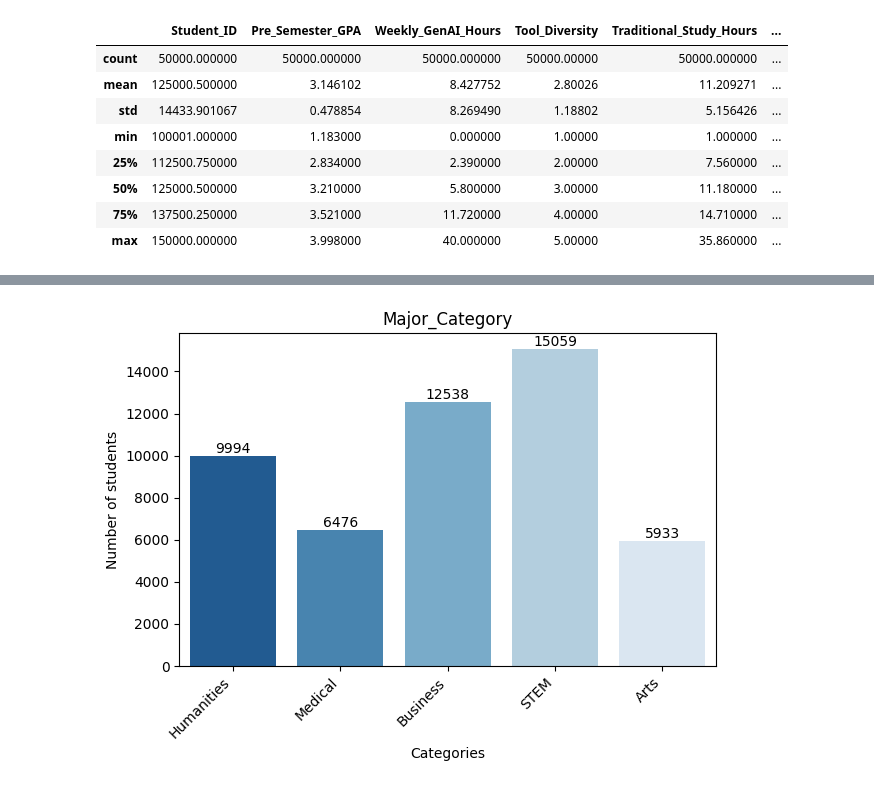
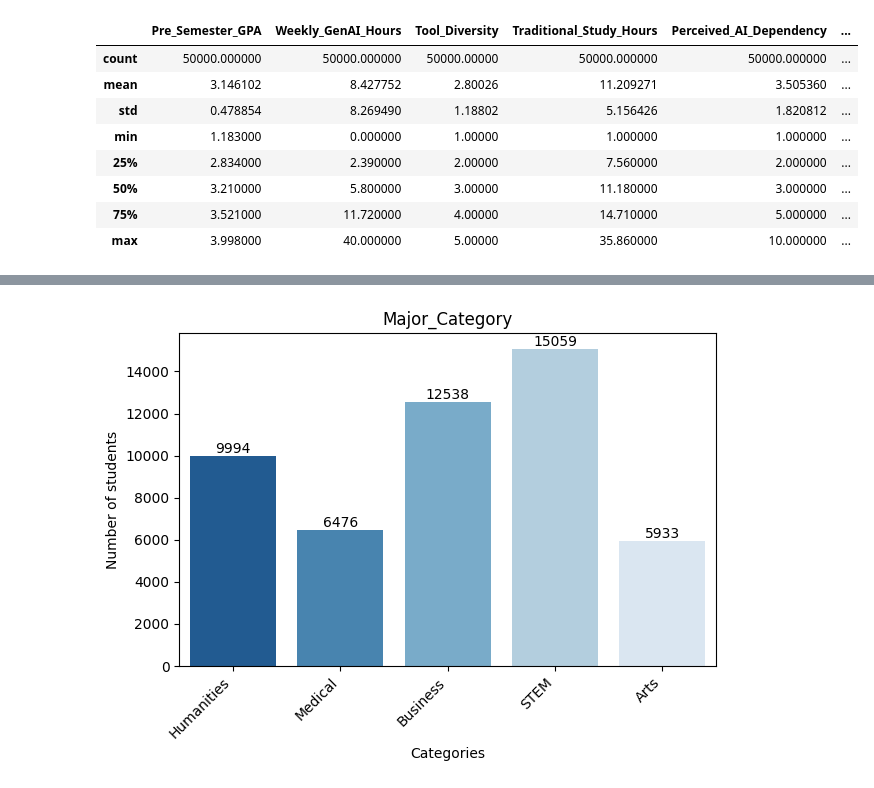
Before and after one commit to vdnfgg/PMN-26L_Projekt, a Jupyter notebook: analiza_danych.ipynb, the cells around one changed output, grey strips where cells are left out. Saved outputs shown, nothing was run; the diff lists cells and outputs as text; code cells hidden in the pictures.

```diff
--- a/analiza_danych.ipynb
+++ b/analiza_danych.ipynb
@@ -89,14 +89,15 @@ Burnout_Risk_Level                             High
 Name: 0, dtype: object
 # %%
 # Statystyki poszczególnych kolumn w bazie danych
-df.describe()
+df_copy = df.copy()
+df_copy.drop(columns=["Student_ID"]).describe()
 # %% [output]
-|  | Student_ID | Pre_Semester_GPA | Weekly_GenAI_Hours | Tool_Diversity | Traditional_Study_Hours | ... |
-| count | 50000.000000 | 50000.000000 | 50000.000000 | 50000.00000 | 50000.000000 | ... |
-| mean | 125000.500000 | 3.146102 | 8.427752 | 2.80026 | 11.209271 | ... |
-| std | 14433.901067 | 0.478854 | 8.269490 | 1.18802 | 5.156426 | ... |
-| min | 100001.000000 | 1.183000 | 0.000000 | 1.00000 | 1.000000 | ... |
-| 25% | 112500.750000 | 2.834000 | 2.390000 | 2.00000 | 7.560000 | ... |
-| 50% | 125000.500000 | 3.210000 | 5.800000 | 3.00000 | 11.180000 | ... |
-| 75% | 137500.250000 | 3.521000 | 11.720000 | 4.00000 | 14.710000 | ... |
-| max | 150000.000000 | 3.998000 | 40.000000 | 5.00000 | 35.860000 | ... |
+|  | Pre_Semester_GPA | Weekly_GenAI_Hours | Tool_Diversity | Traditional_Study_Hours | Perceived_AI_Dependency | ... |
+| count | 50000.000000 | 50000.000000 | 50000.00000 | 50000.000000 | 50000.000000 | ... |
+| mean | 3.146102 | 8.427752 | 2.80026 | 11.209271 | 3.505360 | ... |
+| std | 0.478854 | 8.269490 | 1.18802 | 5.156426 | 1.820812 | ... |
+| min | 1.183000 | 0.000000 | 1.00000 | 1.000000 | 1.000000 | ... |
+| 25% | 2.834000 | 2.390000 | 2.00000 | 7.560000 | 2.000000 | ... |
+| 50% | 3.210000 | 5.800000 | 3.00000 | 11.180000 | 3.000000 | ... |
+| 75% | 3.521000 | 11.720000 | 4.00000 | 14.710000 | 5.000000 | ... |
+| max | 3.998000 | 40.000000 | 5.00000 | 35.860000 | 10.000000 | ... |
```
Also changed, not shown: parts of 2 cells of this notebook.
